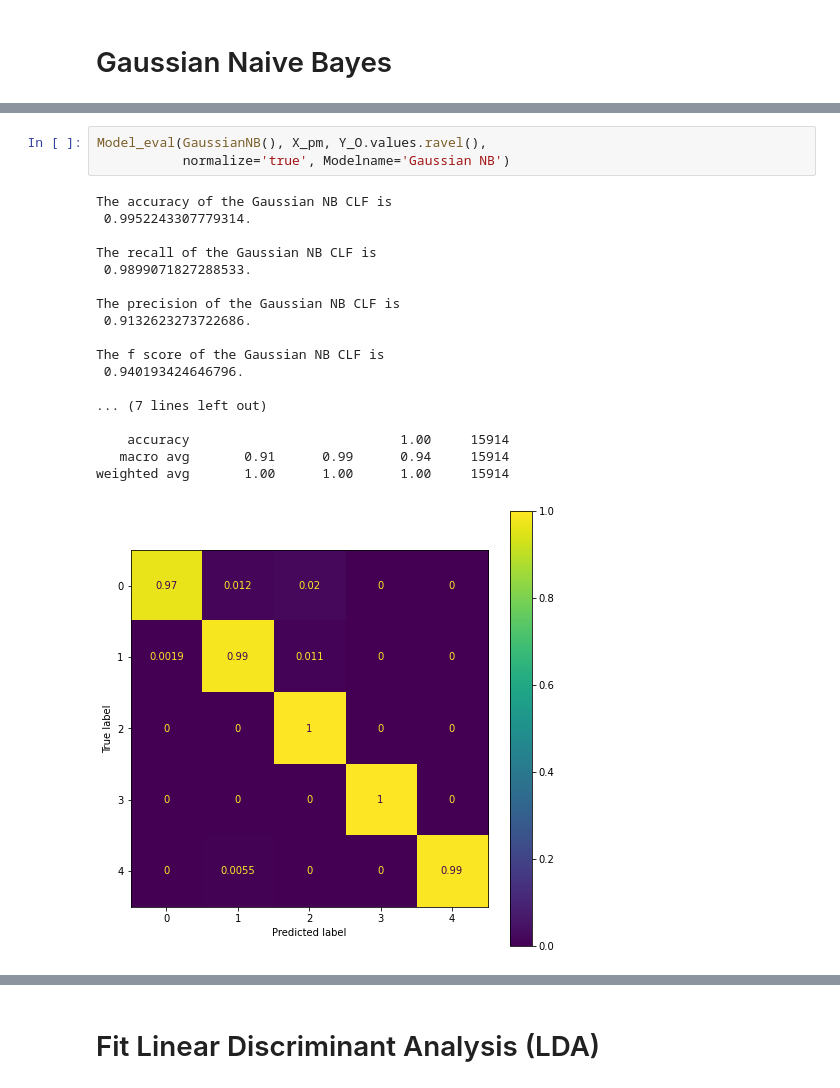
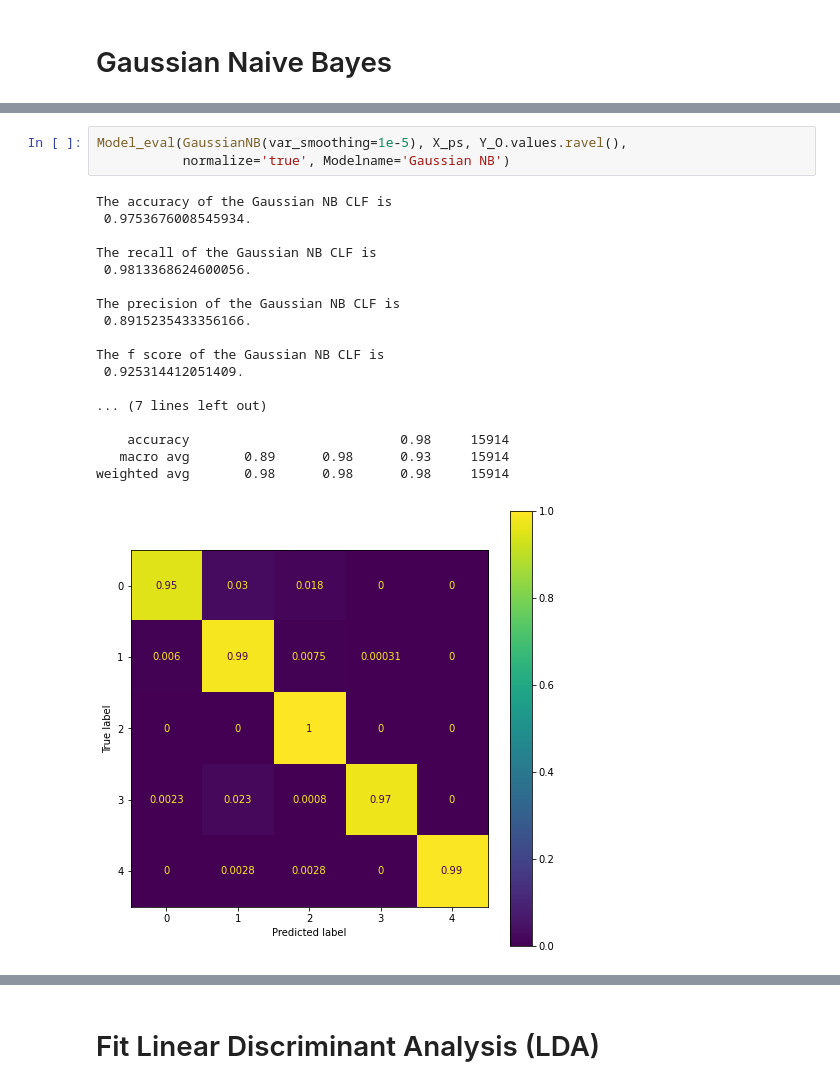
Before and after one commit to Amirosein/AGB-stars-ML-project, a Jupyter notebook: Milestone2/AGB_Project_2.ipynb, the cells around one changed output, grey strips where cells are left out. Drawn from its saved outputs; the diff is of its cells as text.

```diff
--- a/Milestone2/AGB_Project_2.ipynb
+++ b/Milestone2/AGB_Project_2.ipynb
@@ -245,27 +245,27 @@ plt.grid()
 # %% [output]
 [figure]
 # %%
-Model_eval(GaussianNB(), X_pm, Y_O.values.ravel(),
+Model_eval(GaussianNB(var_smoothing=1e-5), X_ps, Y_O.values.ravel(),
            normalize='true', Modelname='Gaussian NB')
 # %% [output]
 The accuracy of the Gaussian NB CLF is
- 0.9952243307779314.
+ 0.9753676008545934.
 
 The recall of the Gaussian NB CLF is
- 0.9899071827288533.
+ 0.9813368624600056.
 
 The precision of the Gaussian NB CLF is
- 0.9132623273722686.
+ 0.8915235433356166.
 
 The f score of the Gaussian NB CLF is
- 0.940193424646796.
+ 0.925314412051409.
 
 ... (7 lines left out)
 
-    accuracy                           1.00     15914
-   macro avg       0.91      0.99      0.94     15914
-weighted avg       1.00      1.00      1.00     15914
+    accuracy                           0.98     15914
+   macro avg       0.89      0.98      0.93     15914
+weighted avg       0.98      0.98      0.98     15914
-[figure, old version]
+[figure, new version]
 # %%
 title = "Learning Curves (Naive Bayes)"
 
```
Also changed, not shown: parts of 4 cells of this notebook.
